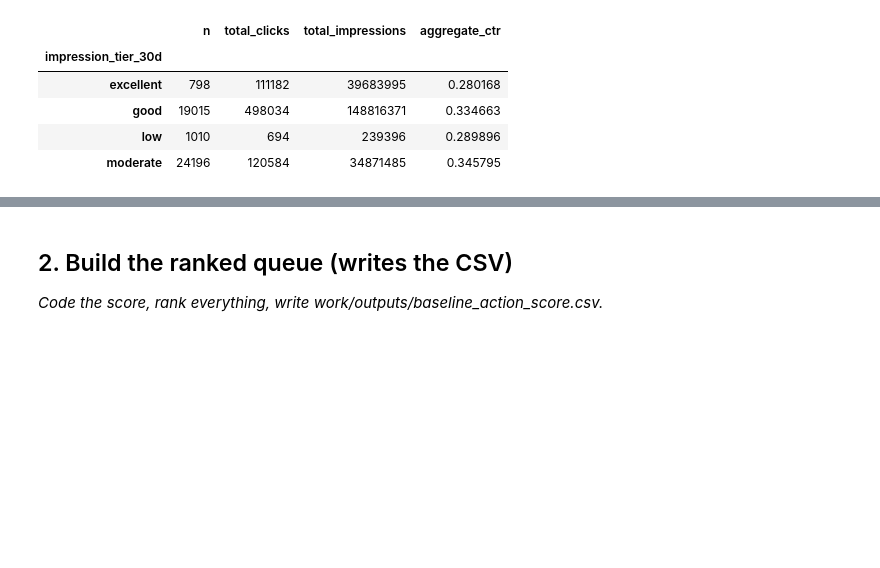
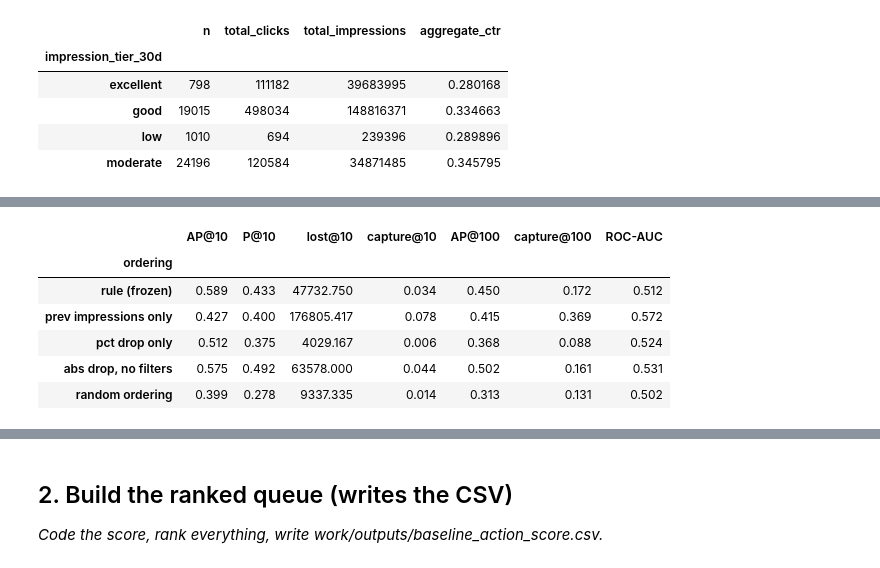
Before and after one commit to octane21/flyrank-internship-ML, a Jupyter notebook: work/notebooks/w04_baseline_score.ipynb, the cells around one changed output, grey strips where cells are left out. Saved outputs shown, nothing was run; the diff lists cells and outputs as text; code cells hidden in the pictures; blank space fills up the shorter version.

```diff
--- a/work/notebooks/w04_baseline_score.ipynb
+++ b/work/notebooks/w04_baseline_score.ipynb
@@ -666,0 +826,20 @@ Two signals, one bucket table each (with `n`), one verdict each, plus a third si
+# %%
+def ctr_wrong_if(r):
+    w = []
+    if str(r.position_tier) == 'striking':
+        w.append("average position is 11-20, so a low CTR is partly expected there")
+    if r.gsc_impressions_30d < 5000:
+        w.append("only a few thousand impressions, so the CTR gap is still noisy")
+    if pd.notna(r.trend_pct_30d) and r.trend_pct_30d > 50:
+        w.append(f"impressions jumped {r.trend_pct_30d:.0f}% this month - new, weaker queries may be diluting the CTR")
+    if pd.notna(r.ctr_ratio) and r.ctr_ratio > 0.4:
+        w.append(f"CTR is {r.ctr_ratio:.2f}x the tier norm - close to the cut-off")
+    return w or ["a SERP feature or AI answer is taking clicks, or most impressions come from queries where this page ranks deep, not the title or description"]
+
+def ctr_review_line(r):
+    why = (f"impressions {r.gsc_impressions_30d:,.0f}, clicks {r.gsc_clicks_30d:,.0f} (CTR {r.ctr_pct:.2f}% vs tier norm {r.bench_ctr_pct:.2f}%), "
+           f"avg position {r.gsc_avg_position_30d:.1f} ({r.position_tier})")
+    return f"#{r['rank']:<2} [{r.action}] {r.content_hash_id[-8:]} | why: {why} | wrong if: " + "; ".join(ctr_wrong_if(r))
+
+for _, r in ctr_queue.head(10).iterrows():
+    print(ctr_review_line(r), "\n")
@@ -666,0 +1006,69 @@ Two signals, one bucket table each (with `n`), one verdict each, plus a third si
+# %%
+# ---- 4c) rule vs simpler orderings, and how many impressions were actually lost next month
+K_LIST, N_SHUF_C = [K_MAIN, 100], 50
+BASELINES = ['prev impressions only', 'pct drop only', 'abs drop, no filters']
+
+def order_by(score, rng):
+    s = np.nan_to_num(np.asarray(score, dtype=float), nan=-np.inf)
+    return np.lexsort((rng.random(len(s)), -s))            # score desc, random tie-break (seeded)
+
+def fill_for_auc(score):
+    s = np.asarray(score, dtype=float)
+    return np.zeros(len(s)) if np.isnan(s).all() else np.where(np.isnan(s), np.nanmin(s) - 1, s)
+
+def score_metrics(order, lab, lost):
+    l, x, out = lab[order], lost[order], {}
+    for k in K_LIST:
+        out[f'AP@{k}'] = average_precision_at_k(l, k)
+        out[f'P@{k}'] = precision_at_k(l, k)
+        out[f'lost@{k}'] = float(x[:k].sum())                     # impressions really lost next month, summed over the top K
+        out[f'capture@{k}'] = float(x[:k].sum() / lost.sum())     # ... as a share of ALL impressions lost that month
+    return out
+
+rng = np.random.default_rng(42)
+rows = []
+for m, d in ev.groupby('month'):
+    if len(d) < MIN_ROWS:
+        continue
+    lab = d['decline_future_label'].to_numpy()
+    lost = (d['gsc_impressions_30d'] - d['gsc_impressions_future_30d']).clip(lower=0).to_numpy(dtype=float)  # growth does not offset a loss
+    if lost.sum() == 0 or len(np.unique(lab)) < 2:
+        continue
+    cands = {
+        'rule (frozen)':         d['score'],
+        'prev impressions only': d['gsc_impressions_prev_30d'],                       # "big pages" - no drop information at all
+        'pct drop only':         -d['trend_pct_30d'],                                 # drop information, no volume
+        'abs drop, no filters':  d['gsc_impressions_prev_30d'] - d['gsc_impressions_30d'],  # the score without tier / volume / 20% conditions
+    }
+    for name, sc in cands.items():
+        r = score_metrics(order_by(sc, rng), lab, lost)
+        r['ROC-AUC'] = roc_auc_score(lab, fill_for_auc(sc))
+        rows.append({'month': str(m), 'ordering': name, **r})
+    rand = [score_metrics(order_by(np.zeros(len(d)), rng), lab, lost) for _ in range(N_SHUF_C)]
+    r = {key: float(np.mean([x[key] for x in rand])) for key in rand[0]}
+    r['ROC-AUC'] = float(np.mean([roc_auc_score(lab, rng.random(len(d))) for _ in range(N_SHUF_C)]))
+    rows.append({'month': str(m), 'ordering': 'random ordering', **r})
+
+cmp_ = pd.DataFrame(rows)
+cols = [f'AP@{K_MAIN}', f'P@{K_MAIN}', f'lost@{K_MAIN}', f'capture@{K_MAIN}', f'AP@{K_LIST[1]}', f'capture@{K_LIST[1]}', 'ROC-AUC']
+names = ['rule (frozen)', *BASELINES, 'random ordering']
+tbl = cmp_.groupby('ordering')[cols].mean().reindex(names)
+print(f"months evaluated: {cmp_['month'].nunique()}  (months with a single label class or no lost impressions are skipped)")
+display(tbl.round(3))
+
+print("\nrule minus each baseline, month by month (paired):")
+for metric in [f'AP@{K_MAIN}', f'capture@{K_MAIN}', 'ROC-AUC']:
+    piv = cmp_.pivot(index='month', columns='ordering', values=metric)
+    for other in BASELINES:
+        diff = piv['rule (frozen)'] - piv[other]
+        print(f"  {metric:11s} vs {other:22s} mean diff {diff.mean():+.3f} (std {diff.std():.3f})   rule better in {int((diff > 0).sum())}/{len(diff)} months")
+
+mp = OUT / 'w04_baseline_metrics.json'                   # add the comparison to the metrics file written in 4b
+mj = json.loads(mp.read_text())
+mj['eval']['baseline_comparison'] = {
+    'months': int(cmp_['month'].nunique()), 'k_list': K_LIST,
+    'lost_definition': 'max(impressions_30d - impressions_future_30d, 0) per page, summed over the top K',
+    'by_ordering': tbl.round(6).to_dict(orient='index')}
+mp.write_text(json.dumps(mj, indent=2))
+print("updated", mp)
+# %% [output]
@@ -666,0 +1076,7 @@ Two signals, one bucket table each (with `n`), one verdict each, plus a third si
+|  | AP@10 | P@10 | lost@10 | capture@10 | AP@100 | capture@100 | ROC-AUC |
+| ordering |  |  |  |  |  |  |  |
+| rule (frozen) | 0.589 | 0.433 | 47732.750 | 0.034 | 0.450 | 0.172 | 0.512 |
+| prev impressions only | 0.427 | 0.400 | 176805.417 | 0.078 | 0.415 | 0.369 | 0.572 |
+| pct drop only | 0.512 | 0.375 | 4029.167 | 0.006 | 0.368 | 0.088 | 0.524 |
+| abs drop, no filters | 0.575 | 0.492 | 63578.000 | 0.044 | 0.502 | 0.161 | 0.531 |
+| random ordering | 0.399 | 0.278 | 9337.335 | 0.014 | 0.313 | 0.131 | 0.502 |
```
Also changed, not shown: parts of 14 cells of this notebook.
